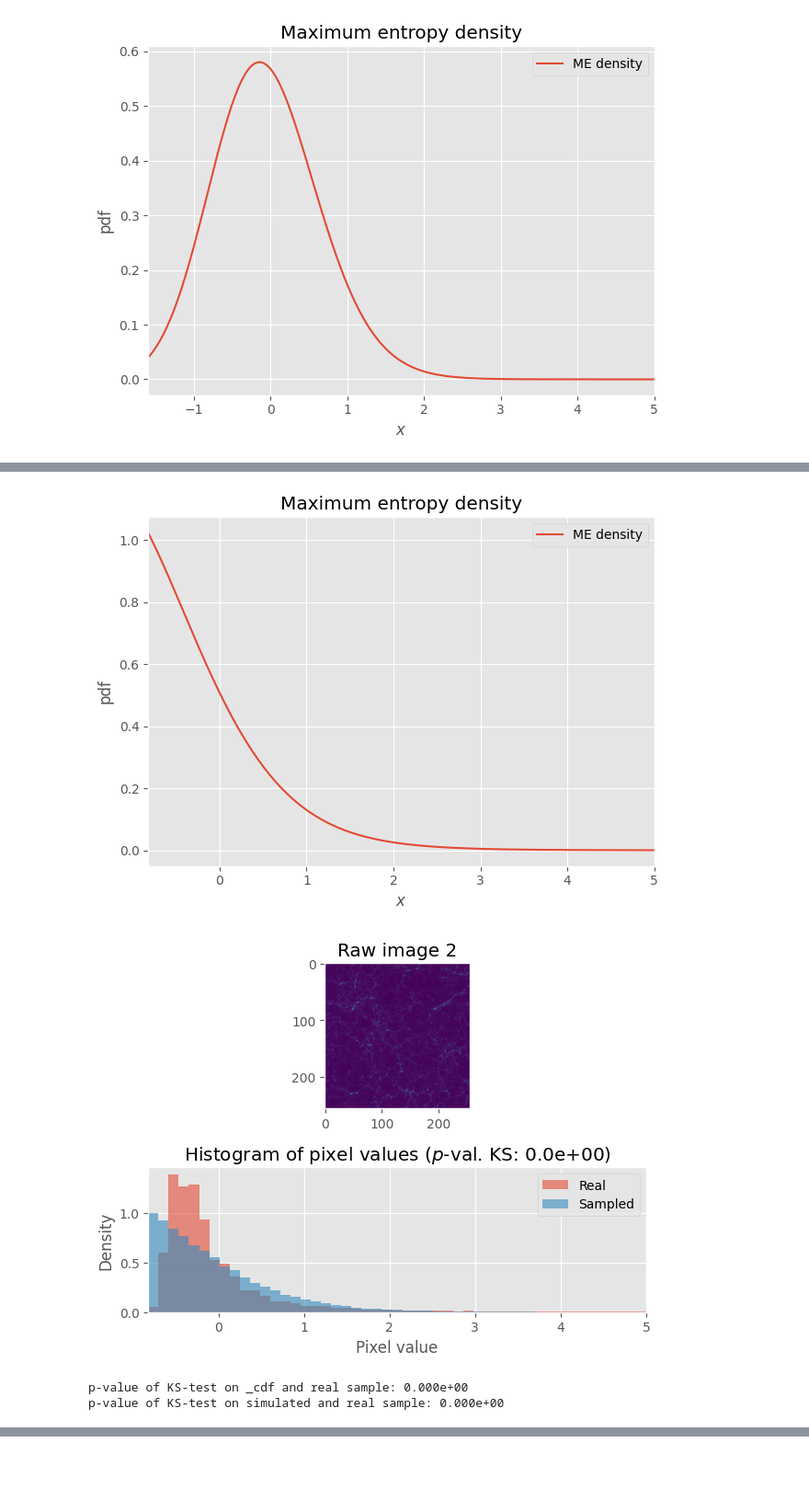
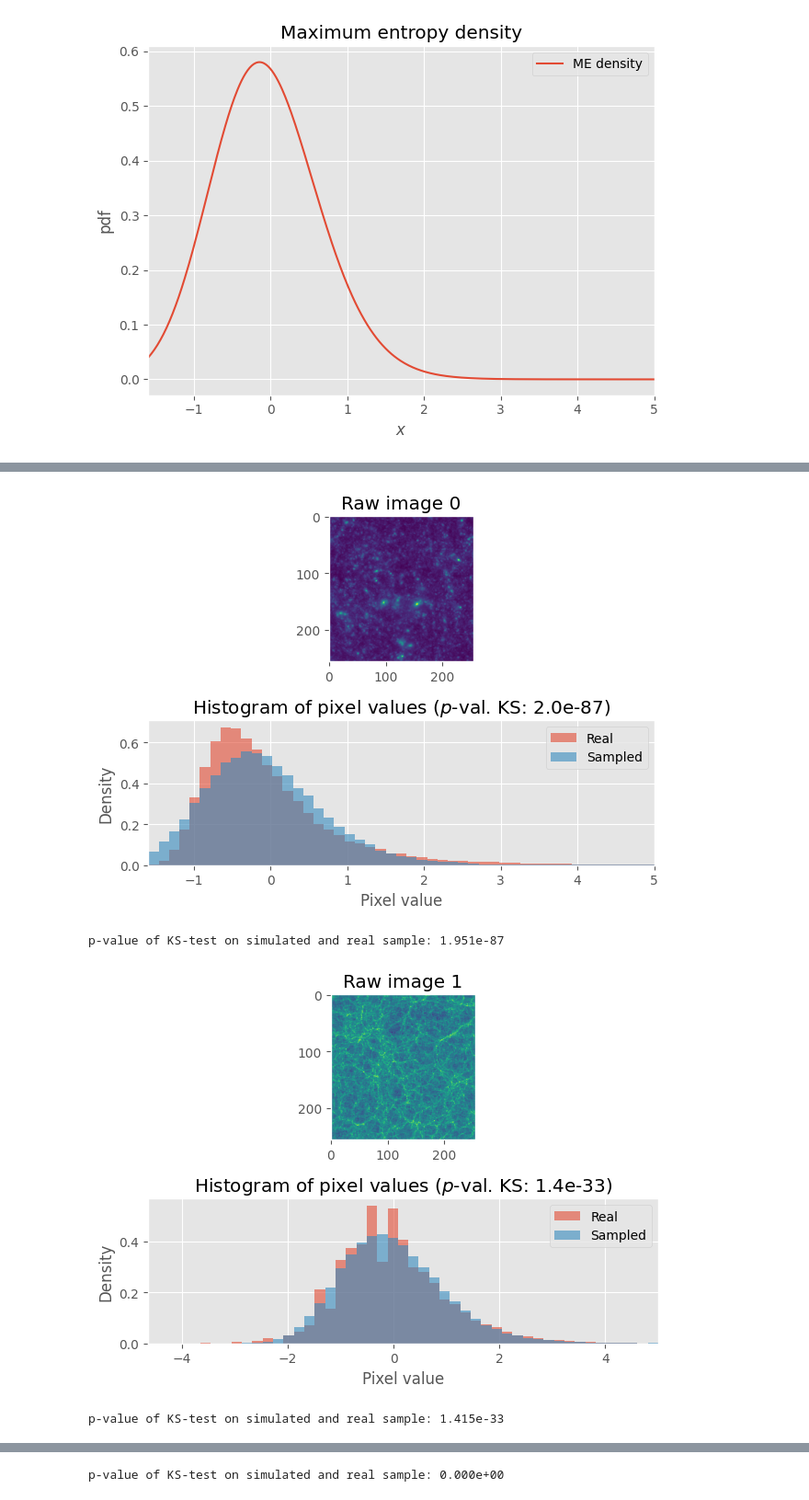
Before and after one commit to LiselotPrins/max_entropy, a Jupyter notebook: investigate_field.ipynb, the cells around one changed output, grey strips where cells are left out. Shown: that part at 92% size. Drawn from its saved outputs; the diff is of its cells as text; code cells hidden in the pictures; blank space fills up the shorter version.

```diff
--- a/investigate_field.ipynb
+++ b/investigate_field.ipynb
@@ -136,16 +118,17 @@ def generate_copy_image(image_raw,
     ob_skewkurt = MaxEnt(support=(l,u),
                         n_quadrature=n,
                         b_constraints=d.b_constraint_skewkurt(skew,kurt),
-                        f_vector=d.f_constraint_skewkurt)
-    ob_skewkurt._algorithm(k_max=200, message_norm=False)
-    # ob_skewkurt._visualize_algorithm()
-    # ob_skewkurt._visualize_solution(xlim=(l,5))
+                        f_vector=d.f_constraint_skewkurt,
+                        k_max=200,
+                        message_norm=False)
+    # ob_skewkurt.visualize_algorithm()
+    # ob_skewkurt.visualize_solution(xlim=(l,5))
 
 
     #sample from ME distribution
     n_sample = image_flat.size
     sample_ME = rejection_sampling(size=n_sample,
-                                   density=ob_skewkurt._p,
+                                   density=ob_skewkurt.pdf,
                                    xlim=(l,u),
                                    n_batch=1000)
 
@@ -171,8 +154,8 @@ def generate_copy_image(image_raw,
     plt.savefig(f"skewness_kurtosis/generated_copy_example_{i}.pdf")
     plt.show()
 
-    res = kstest(image_flat, ob_skewkurt._cdf)
-    print(f"p-value of KS-test on _cdf and real sample: {res.pvalue:.3e}")
+    # res = kstest(image_flat, ob_skewkurt.cdf)
+    # print(f"p-value of KS-test on cdf and real sample: {res.pvalue:.3e}")
     print(f"p-value of KS-test on simulated and real sample: {res_sample.pvalue:.3e}")
 
 def generate_copy_image_6(image_raw, i,extra_upper_l=0.01, n=150, u_show=None):
@@ -198,15 +181,14 @@ def generate_copy_image_6(image_raw, i,extra_upper_l=0.01, n=150, u_show=None):
                                                                 kurt,
                                                                 m8),
                         f_vector=d.f_constraint_skewkurt_6)
-    ob_skewkurt._algorithm(k_max=200, message_norm=False)
-    # ob_skewkurt._visualize_algorithm()
-    ob_skewkurt._visualize_solution(xlim=(l,u_show))
+    # ob_skewkurt.visualize_algorithm()
+    ob_skewkurt.visualize_solution(xlim=(l,u_show))
 
 
     #sample from ME distribution
     n_sample = image_flat.size
     sample_ME = rejection_sampling(size=n_sample,
-                                   density=ob_skewkurt._p,
+                                   density=ob_skewkurt.pdf,
                                    xlim=(l,u),
                                    n_batch=1000)
 
@@ -231,23 +213,23 @@ def generate_copy_image_6(image_raw, i,extra_upper_l=0.01, n=150, u_show=None):
     plt.tight_layout()
     plt.show()
 
-    res = kstest(image_flat, ob_skewkurt._cdf)
-    print(f"p-value of KS-test on _cdf and real sample: {res.pvalue:.3e}")
+    # res = kstest(image_flat, ob_skewkurt.cdf)
+    # print(f"p-value of KS-test on cdf and real sample: {res.pvalue:.3e}")
     print(f"p-value of KS-test on simulated and real sample: {res_sample.pvalue:.3e}")
 # %%
-for i in [2]:
-    # generate_copy_image(data[i],
+for i in range(3):
+    generate_copy_image(data[i],
+                        i,
+                        extra_upper_l=0,
+                        n=150,
+                        u_show=5)
+    # generate_copy_image_6(data[i],
     #                     i,
     #                     extra_upper_l=0,
     #                     n=150,
     #                     u_show=5)
-    generate_copy_image_6(data[i],
-                        i,
-                        extra_upper_l=0,
-                        n=150,
-                        u_show=5)
 # %% [output]
-[figure, old version]
+[figure, new version]
+p-value of KS-test on simulated and real sample: 1.951e-87
-[figure, old version]
+[figure, new version]
-p-value of KS-test on _cdf and real sample: 0.000e+00
-p-value of KS-test on simulated and real sample: 0.000e+00
+p-value of KS-test on simulated and real sample: 1.415e-33
@@ -254 +237,2 @@ p-value of KS-test on simulated and real sample: 0.000e+00
+p-value of KS-test on simulated and real sample: 0.000e+00
 # %%
```
Also changed, not shown: parts of 9 cells of this notebook, 6 other files.
